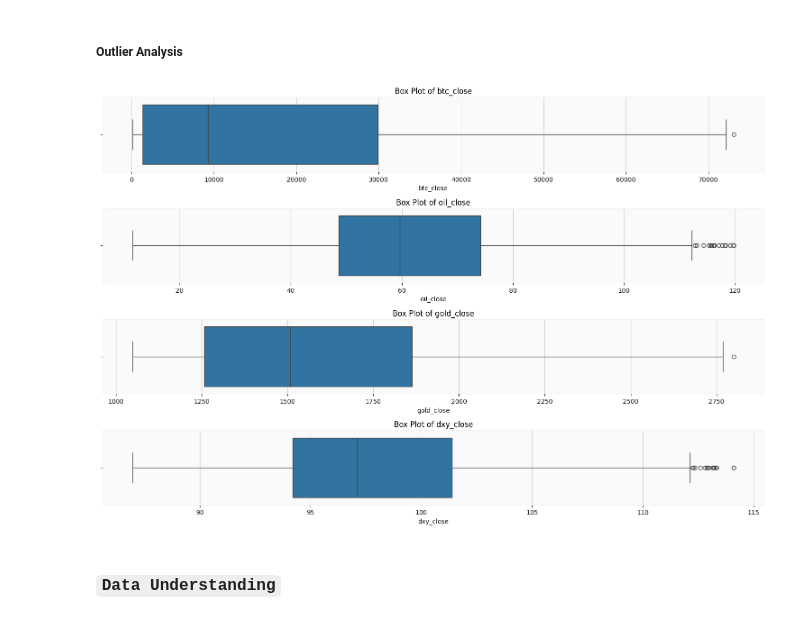
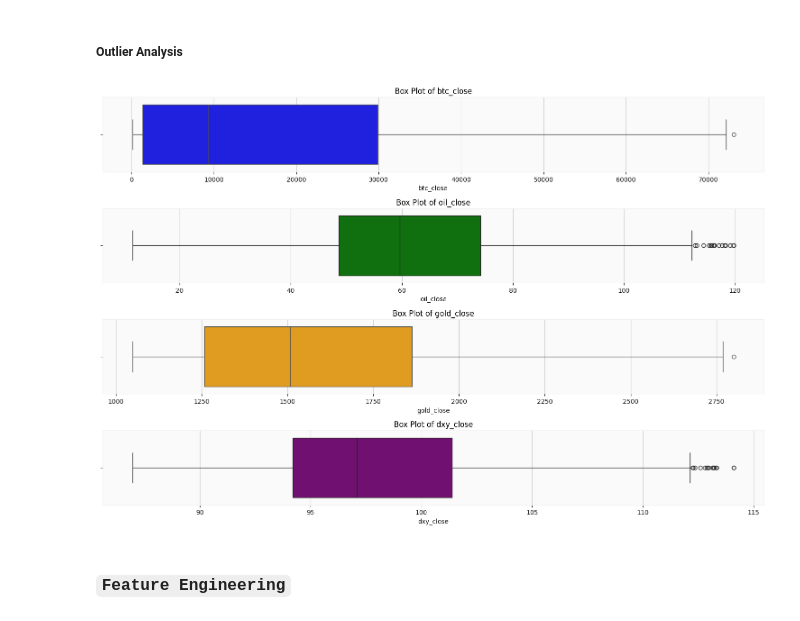
Before and after one commit to coderacheal/Inter-Market-Dynamics-Gold-Oil-Bitcoin-Dollar-Index, a Jupyter notebook: Notebooks/Intramarket Analysis.ipynb, the cells around one changed output. Saved outputs shown, nothing was run; the diff lists cells and outputs as text; code cells hidden in the pictures.

```diff
--- a/Notebooks/Intramarket Analysis.ipynb
+++ b/Notebooks/Intramarket Analysis.ipynb
@@ -317,3 +367,0 @@ df.drop(columns='Unnamed: 0', inplace=True)
-# %%
-# Not Necessary
-df['Date'] = pd.to_datetime(df['Date'])
@@ -341,8 +417,3 @@ dtype: int64
 df['Date'].min(), df['Date'].max()
 # %% [output]
 (Timestamp('2014-11-01 00:00:00'), Timestamp('2024-10-31 00:00:00'))
-# %%
-# Not Necessary
-numeric_columns = ['gold_open', 'gold_high', 'gold_low', 'gold_close']
-for col in numeric_columns:
-    df[col] = pd.to_numeric(df[col].str.replace(',', ''), errors='coerce')
@@ -361,11 +424,13 @@ new_column_order = ['Date', 'DoW', 'Month', 'Year',
                     'oil_open', 'oil_high', 'oil_low', 'oil_close',
                     'gold_open', 'gold_high', 'gold_low', 'gold_close',
                     'dxy_open', 'dxy_high', 'dxy_low', 'dxy_close',
-                    'IS_HOLIDAY', 'IS_WEEKDAY', 'Title']
+                    'is_holiday', 'is_weekday', 'Title']
 
 df = df[new_column_order]
 # %%
 df.rename(columns={'Title': 'Holiday_Name'}, inplace=True)
+# %%
+df.drop(columns=['Holiday_Name'], inplace=True)
 # %%
 df.head()
 # %% [output]
@@ -512,20 +652,21 @@ for variable in variables:
 # %%
 # List of columns to create boxplots for
 variables = ['btc_close', 'oil_close', 'gold_close', 'dxy_close']
+colors = ['blue', 'green', 'orange', 'purple']
 
 # Create a figure with subplots
 fig, axes = plt.subplots(nrows=4, ncols=1, figsize=(15, 10), sharex=False)
 
 # Generate horizontal boxplots for each variable
 for i, var in enumerate(variables):
-    sns.boxplot(x=df[var], ax=axes[i], orient='h')
+    sns.boxplot(x=df[var], ax=axes[i], orient='h', color=colors[i])
     axes[i].set_title(f"Box Plot of {var}")
     axes[i].set_xlabel(var)
 
 # Adjust layout
 plt.tight_layout()
 plt.show()
 # %% [output]
-[figure, old version]
+[figure, new version]
-# %% [markdown]
-### **`Data Understanding`**
+# %% [markdown]
+### **`Feature Engineering`**
```
Also changed, not shown: parts of 125 cells of this notebook.
